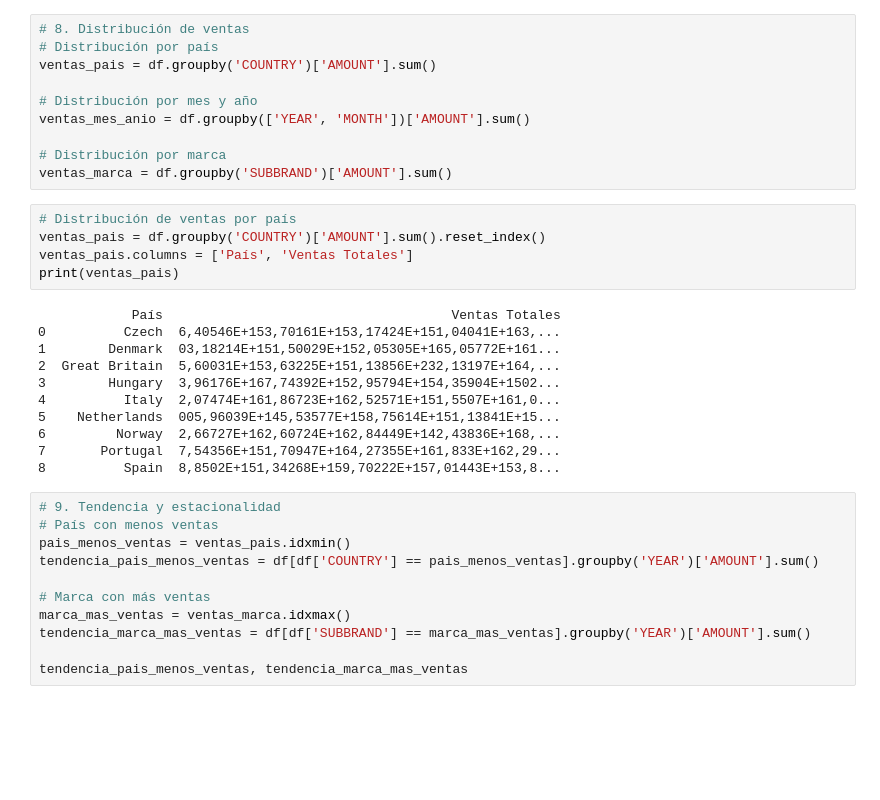
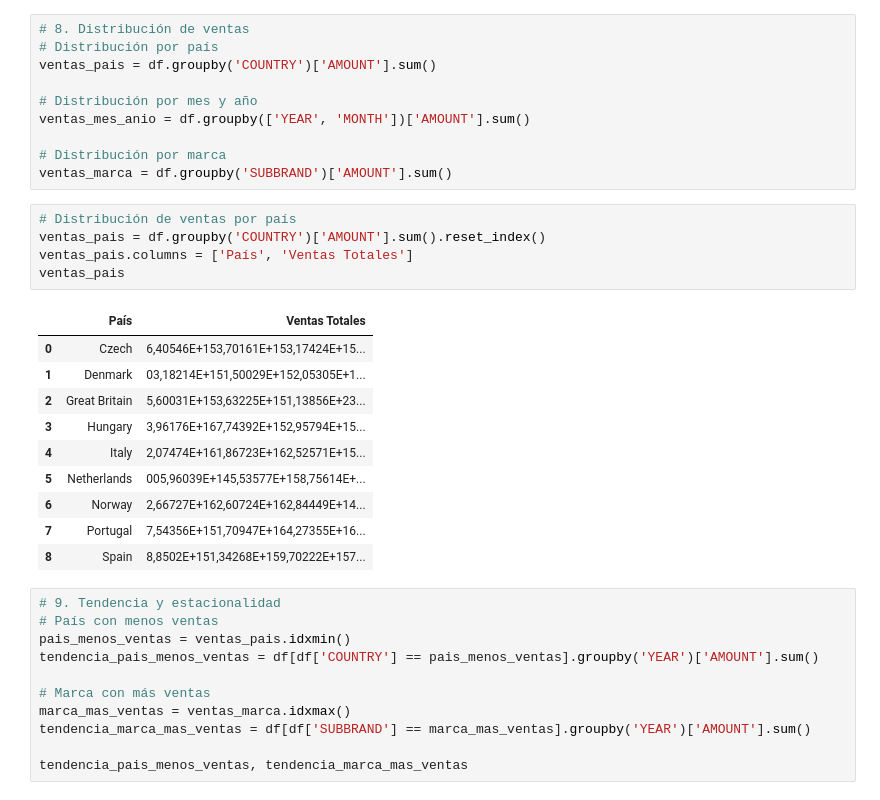
Before and after one commit to juliablaz2003/UFV_visualizacion, a Jupyter notebook: Ejercicios de clase/clase2_18oct.ipynb, the cells around one changed output. Cells and saved outputs as stored; diff of their text form; blank space fills up the shorter version.

```diff
--- a/Ejercicios de clase/clase2_18oct.ipynb
+++ b/Ejercicios de clase/clase2_18oct.ipynb
@@ -115,19 +122,19 @@ ventas_marca = df.groupby('SUBBRAND')['AMOUNT'].sum()
 # %%
 # Distribución de ventas por país
 ventas_pais = df.groupby('COUNTRY')['AMOUNT'].sum().reset_index()
 ventas_pais.columns = ['País', 'Ventas Totales']
-print(ventas_pais)
+ventas_pais
 # %% [output]
-            País                                     Ventas Totales
-0          Czech  6,40546E+153,70161E+153,17424E+151,04041E+163,...
-1        Denmark  03,18214E+151,50029E+152,05305E+165,05772E+161...
-2  Great Britain  5,60031E+153,63225E+151,13856E+232,13197E+164,...
-3        Hungary  3,96176E+167,74392E+152,95794E+154,35904E+1502...
-4          Italy  2,07474E+161,86723E+162,52571E+151,5507E+161,0...
-5    Netherlands  005,96039E+145,53577E+158,75614E+151,13841E+15...
-6         Norway  2,66727E+162,60724E+162,84449E+142,43836E+168,...
-7       Portugal  7,54356E+151,70947E+164,27355E+161,833E+162,29...
-8          Spain  8,8502E+151,34268E+159,70222E+157,01443E+153,8...
+|  | País | Ventas Totales |
+| 0 | Czech | 6,40546E+153,70161E+153,17424E+15... |
+| 1 | Denmark | 03,18214E+151,50029E+152,05305E+1... |
+| 2 | Great Britain | 5,60031E+153,63225E+151,13856E+23... |
+| 3 | Hungary | 3,96176E+167,74392E+152,95794E+15... |
+| 4 | Italy | 2,07474E+161,86723E+162,52571E+15... |
+| 5 | Netherlands | 005,96039E+145,53577E+158,75614E+... |
+| 6 | Norway | 2,66727E+162,60724E+162,84449E+14... |
+| 7 | Portugal | 7,54356E+151,70947E+164,27355E+16... |
+| 8 | Spain | 8,8502E+151,34268E+159,70222E+157... |
 # %%
 # 9. Tendencia y estacionalidad
 # País con menos ventas
```
Also changed, not shown: parts of 4 cells of this notebook.
